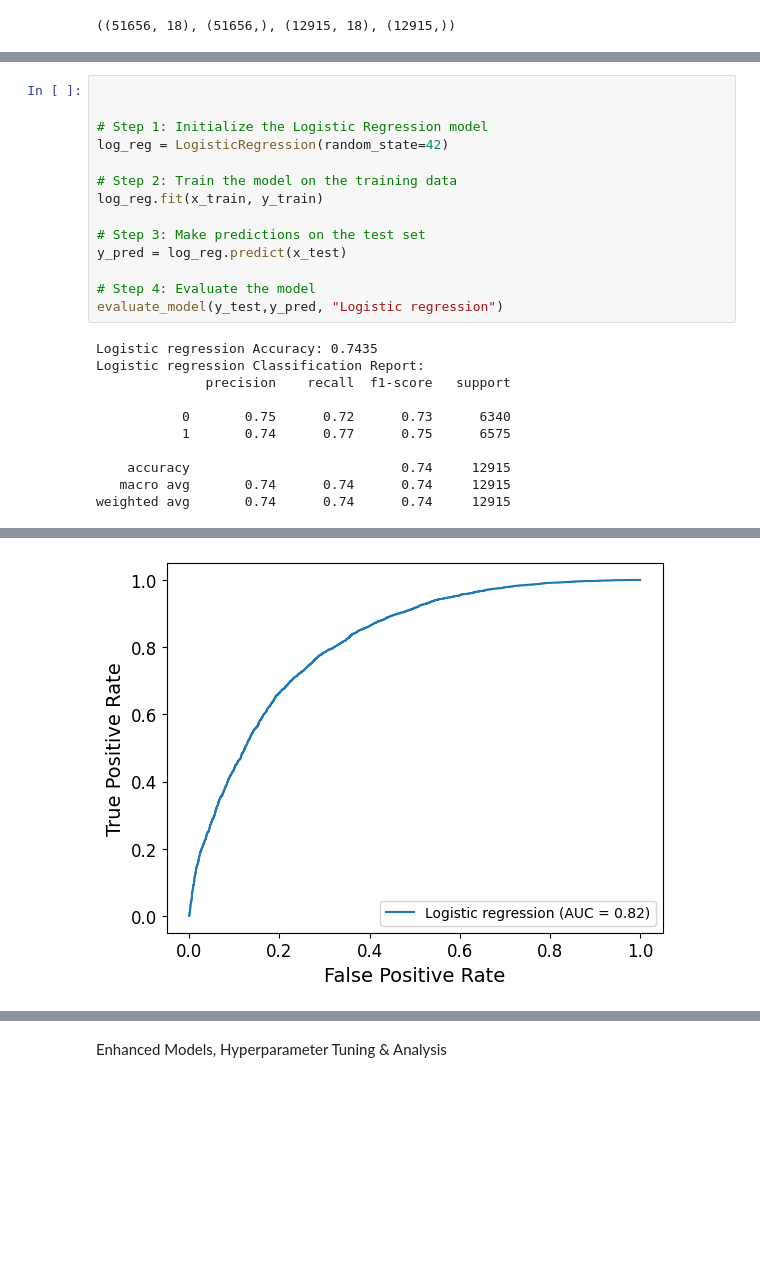
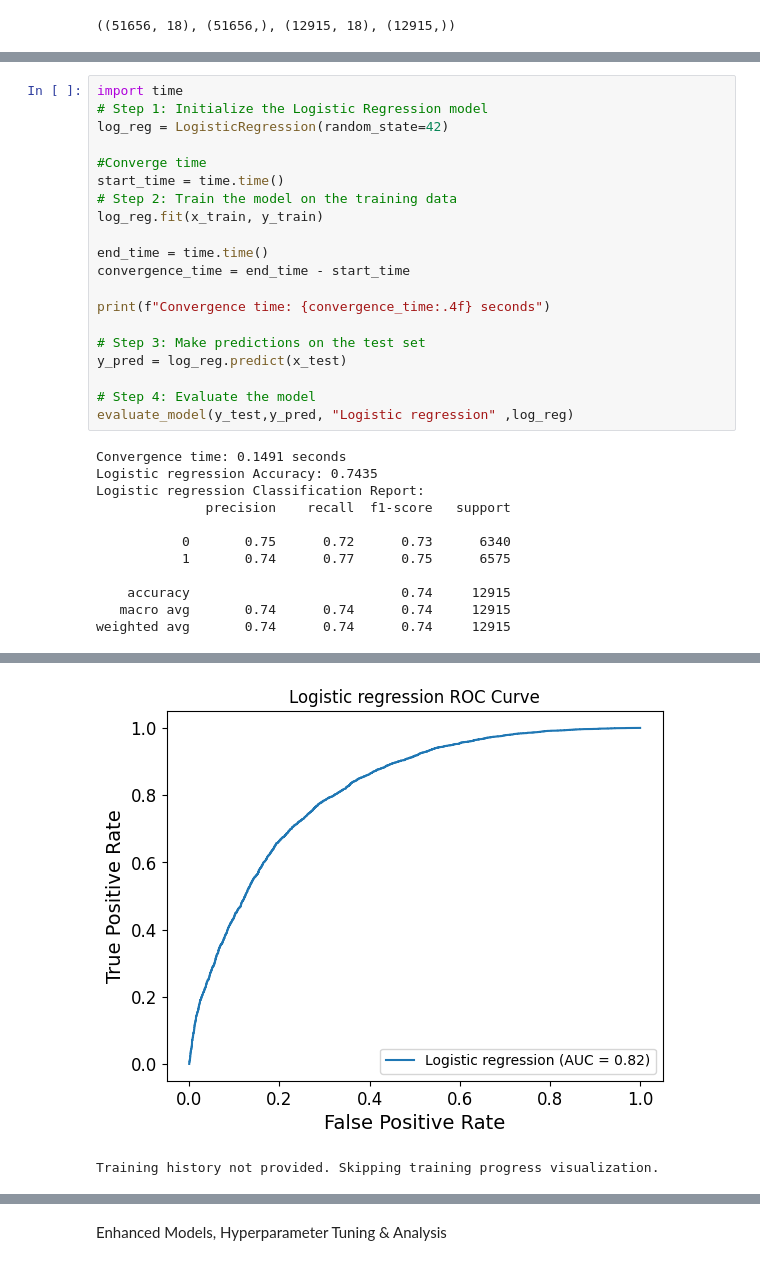
Before and after one commit to k23mhadh/DIABETES_ML_PROJECT, a Jupyter notebook: diabetes_classification.ipynb, the cells around one changed output, grey strips where cells are left out. Drawn from its saved outputs; the diff is of its cells as text; blank space fills up the shorter version.

```diff
--- a/diabetes_classification.ipynb
+++ b/diabetes_classification.ipynb
@@ -333,18 +387,25 @@ def evaluate_model(y_test, y_pred, model_name):
 # %%
-
-
+import time
 # Step 1: Initialize the Logistic Regression model
 log_reg = LogisticRegression(random_state=42)
 
+#Converge time
+start_time = time.time()
 # Step 2: Train the model on the training data
 log_reg.fit(x_train, y_train)
+
+end_time = time.time()
+convergence_time = end_time - start_time
+
+print(f"Convergence time: {convergence_time:.4f} seconds")
 
 # Step 3: Make predictions on the test set
 y_pred = log_reg.predict(x_test)
 
 # Step 4: Evaluate the model
-evaluate_model(y_test,y_pred, "Logistic regression")
+evaluate_model(y_test,y_pred, "Logistic regression" ,log_reg)
 # %% [output]
+Convergence time: 0.1491 seconds
 Logistic regression Accuracy: 0.7435
 Logistic regression Classification Report:
               precision    recall  f1-score   support
@@ -359,4 +420,5 @@ weighted avg       0.74      0.74      0.74     12915
-[figure, old version]
+[figure, new version]
+Training history not provided. Skipping training progress visualization.
 # %%
 #Random forest
 rf = RandomForestClassifier()
```
Also changed, not shown: parts of 7 cells of this notebook.
